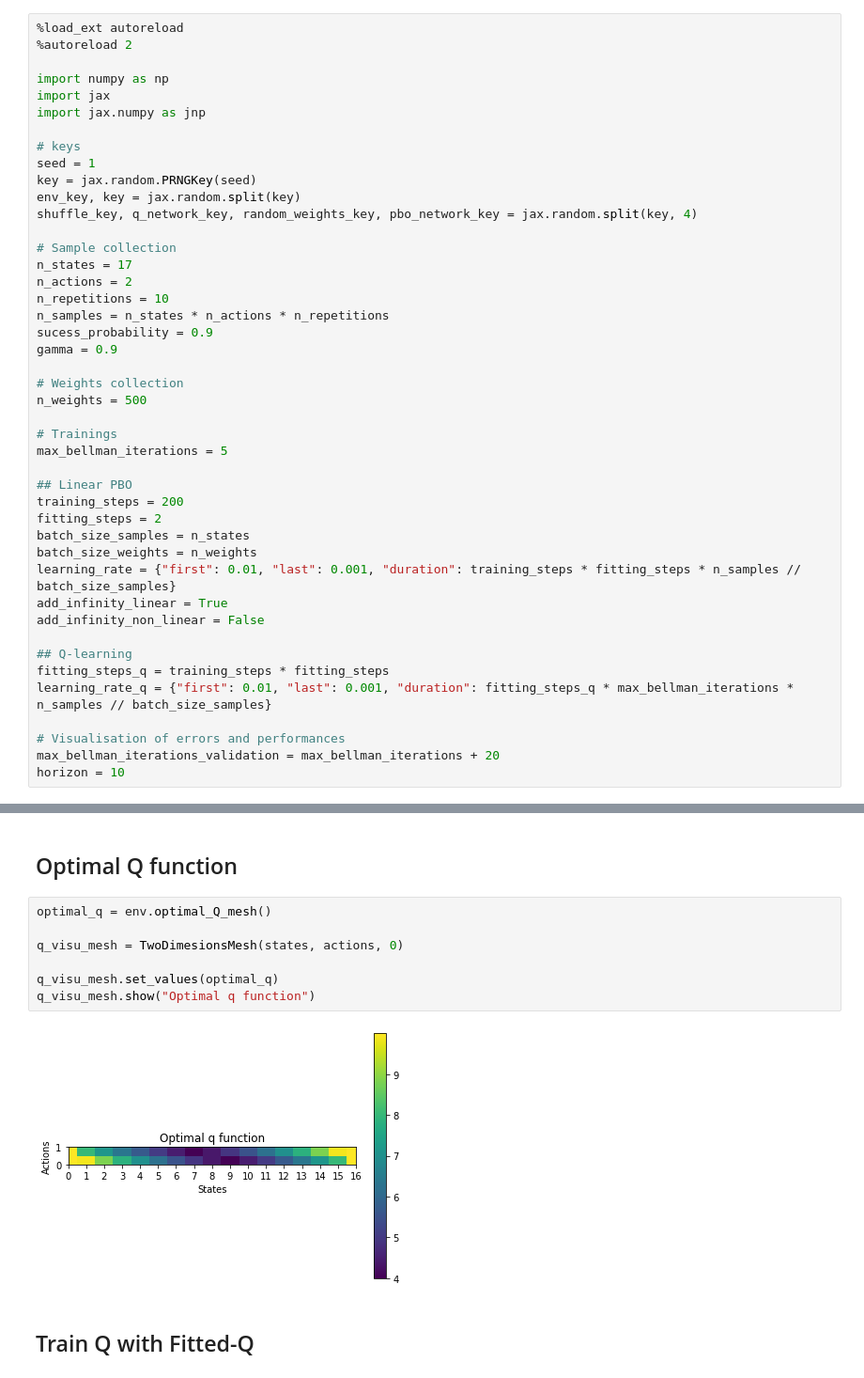
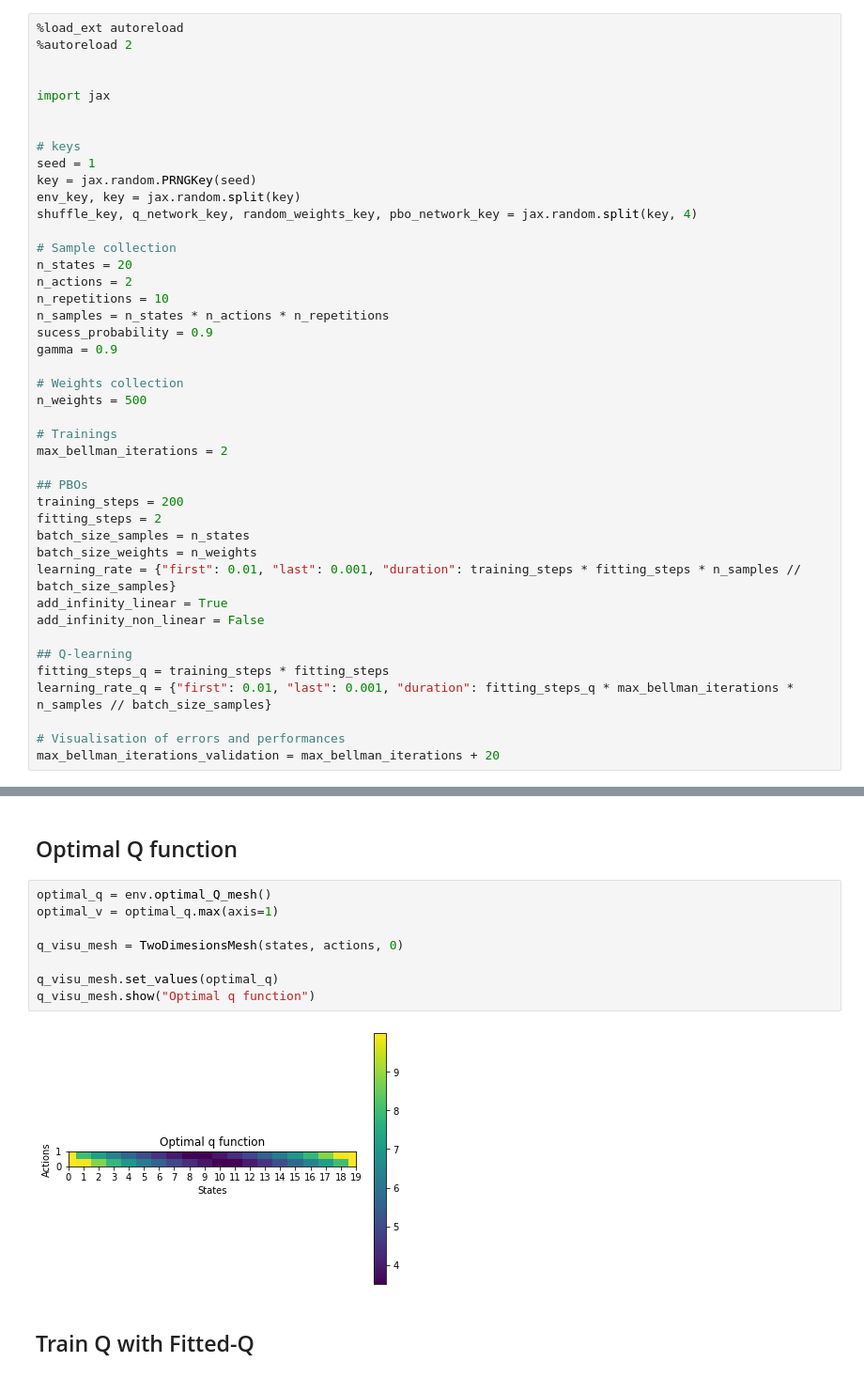
Before and after one commit to theovincent/PBO, a Jupyter notebook: pbo_chain_walk.ipynb, the cells around one changed output, grey strips where cells are left out. Shown at 94% size. Drawn from its saved outputs; the diff is of its cells as text.

```diff
--- a/pbo_chain_walk.ipynb
+++ b/pbo_chain_walk.ipynb
@@ -6,9 +6,9 @@
 %load_ext autoreload
 %autoreload 2
 
-import numpy as np
+
 import jax
-import jax.numpy as jnp
+
 
 # keys
 seed = 1
@@ -17,7 +17,7 @@ env_key, key = jax.random.split(key)
 shuffle_key, q_network_key, random_weights_key, pbo_network_key = jax.random.split(key, 4)
 
 # Sample collection
-n_states = 17
+n_states = 20
 n_actions = 2
 n_repetitions = 10
 n_samples = n_states * n_actions * n_repetitions
@@ -28,9 +28,9 @@ gamma = 0.9
 n_weights = 500
 
 # Trainings
-max_bellman_iterations = 5
+max_bellman_iterations = 2
 
-## Linear PBO
+## PBOs
 training_steps = 200
 fitting_steps = 2
 batch_size_samples = n_states
@@ -45,7 +45,6 @@ learning_rate_q = {"first": 0.01, "last": 0.001, "duration": fitting_steps_q * m
 
 # Visualisation of errors and performances
 max_bellman_iterations_validation = max_bellman_iterations + 20
-horizon = 10
 # %% [output]
 WARNING:absl:No GPU/TPU found, falling back to CPU. (Set TF_CPP_MIN_LOG_LEVEL=0 and rerun for more info.)
 # %% [markdown]
@@ -99,13 +101,14 @@ samples_visu_mesh.show(
 ## Optimal Q function
 # %%
 optimal_q = env.optimal_Q_mesh()
+optimal_v = optimal_q.max(axis=1)
 
 q_visu_mesh = TwoDimesionsMesh(states, actions, 0)
 
 q_visu_mesh.set_values(optimal_q)
 q_visu_mesh.show("Optimal q function")
 # %% [output]
-[figure, old version]
+[figure, new version]
 # %% [markdown]
 ## Train Q with Fitted-Q
 # %%
```
Also changed, not shown: parts of 12 cells of this notebook, 1 other file.
